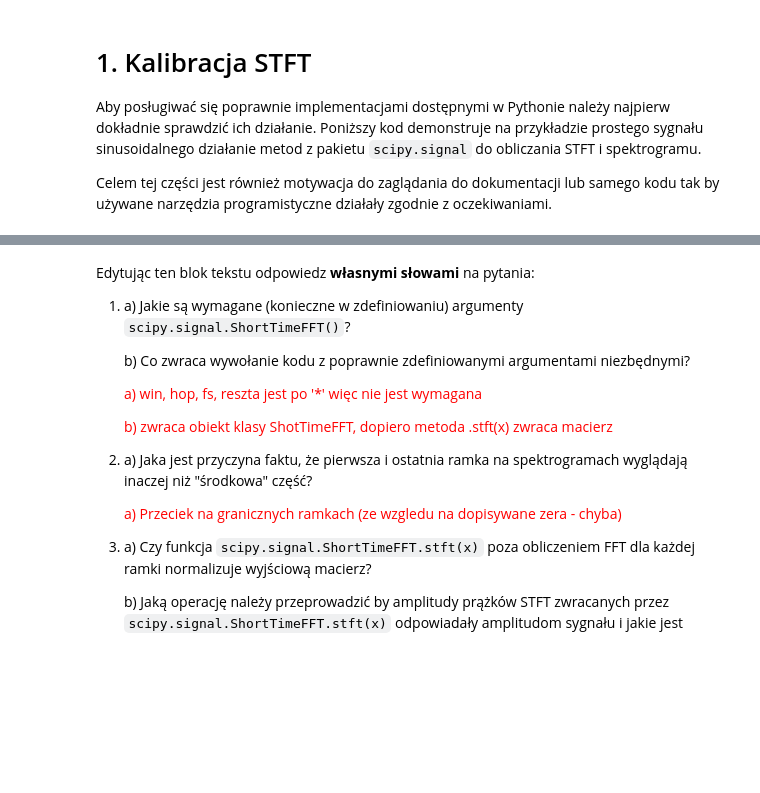
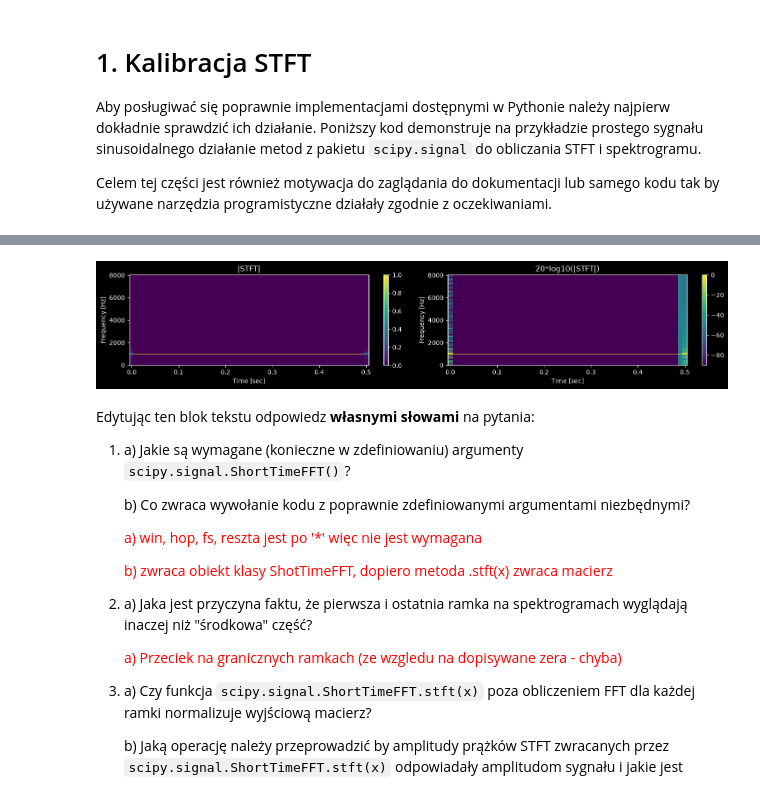
Before and after one commit to engelberd/TM-Grupa-6, a Jupyter notebook: Laby/Lab2/tm_lab2.ipynb, the cells around one changed output, grey strips where cells are left out. Cells and saved outputs as stored; diff of their text form; code cells hidden in the pictures; blank space fills up the shorter version.

```diff
--- a/Laby/Lab2/tm_lab2.ipynb
+++ b/Laby/Lab2/tm_lab2.ipynb
@@ -45,60 +45,61 @@ W związku z tym:
 # from scipy import signal
 
 # Function that plots matrix in linear and logarithmic (dB) scale
-# def plot_stft(t,f,X,title):
-#     plt.style.use(['dark_background']) #--> dla osób korzystających z ciemnego motywu
-#     fig, ax = plt.subplots(1, 2, figsize=(15, 3))
-#     im1 = ax[0].pcolormesh(t, f, abs(X))
-#     ax[0].set_title("|"+title+"|")
-#     ax[0].set_xlabel("Time [sec]")
-#     ax[0].set_ylabel("Frequency [Hz]")
-#     fig.colorbar(im1, ax=ax[0])
+def plot_stft(t,f,X,title):
+    plt.style.use(['dark_background']) #--> dla osób korzystających z ciemnego motywu
+    fig, ax = plt.subplots(1, 2, figsize=(15, 3))
+    im1 = ax[0].pcolormesh(t, f, abs(X))
+    ax[0].set_title("|"+title+"|")
+    ax[0].set_xlabel("Time [sec]")
+    ax[0].set_ylabel("Frequency [Hz]")
+    fig.colorbar(im1, ax=ax[0])
 
-#     eps = 2**(-15)
-#     X[X==0] = eps
-#     im1 = ax[1].pcolormesh(t, f, 20*np.log10(np.abs(X)), vmin=20*np.log10(eps))
-#     ax[1].set_title("20*log10(|"+ title +"|)")
-#     ax[1].set_xlabel("Time [sec]")
-#     ax[1].set_ylabel("Frequency [Hz]")
-#     fig.colorbar(im1, ax=ax[1])
-#     fig.tight_layout()
-#     plt.show()
+    eps = 2**(-15)
+    X[X==0] = eps
+    im1 = ax[1].pcolormesh(t, f, 20*np.log10(np.abs(X)), vmin=20*np.log10(eps))
+    ax[1].set_title("20*log10(|"+ title +"|)")
+    ax[1].set_xlabel("Time [sec]")
+    ax[1].set_ylabel("Frequency [Hz]")
+    fig.colorbar(im1, ax=ax[1])
+    fig.tight_layout()
+    plt.show()
 
 import numpy as np
 from scipy.signal import ShortTimeFFT
 
-from utils.plotting import plot_stft, preview_stft
+from utils.plotting import preview_stft
 
 # Kalibrujący sygnał wejściowy
 fs = 16000
 tx = np.arange(0,0.5-1/fs,1/fs)
 x = 1 * np.sin(2*np.pi*1000*tx)
 
 frame_len = int(fs * 0.02) # 20ms
 hop = frame_len // 2
 
 stft = ShortTimeFFT.from_window(
     win_param="boxcar",
     fs = fs,
     nperseg=frame_len,
     noverlap=frame_len-hop,
     fft_mode="onesided2X",
     scale_to="magnitude"
 )
 S = stft.stft(x)
 t = stft.t(len(x))
 f = stft.f
 
-plot_stft(t, f, S, scale="linear")
-plot_stft(t, f, S, scale="log")
+plot_stft(t, f, S, title='STFT')
 
 
 # old
 # plot_stft(t,f,S,"STFT")
 
 
 # # preview - fajne
 # preview_stft(x, fs)
+# %% [output]
+[figure, added]
 # %% [markdown]
 
 Edytując ten blok tekstu odpowiedz **własnymi słowami** na pytania:
```
Also changed, not shown: parts of 1 cell of this notebook.
